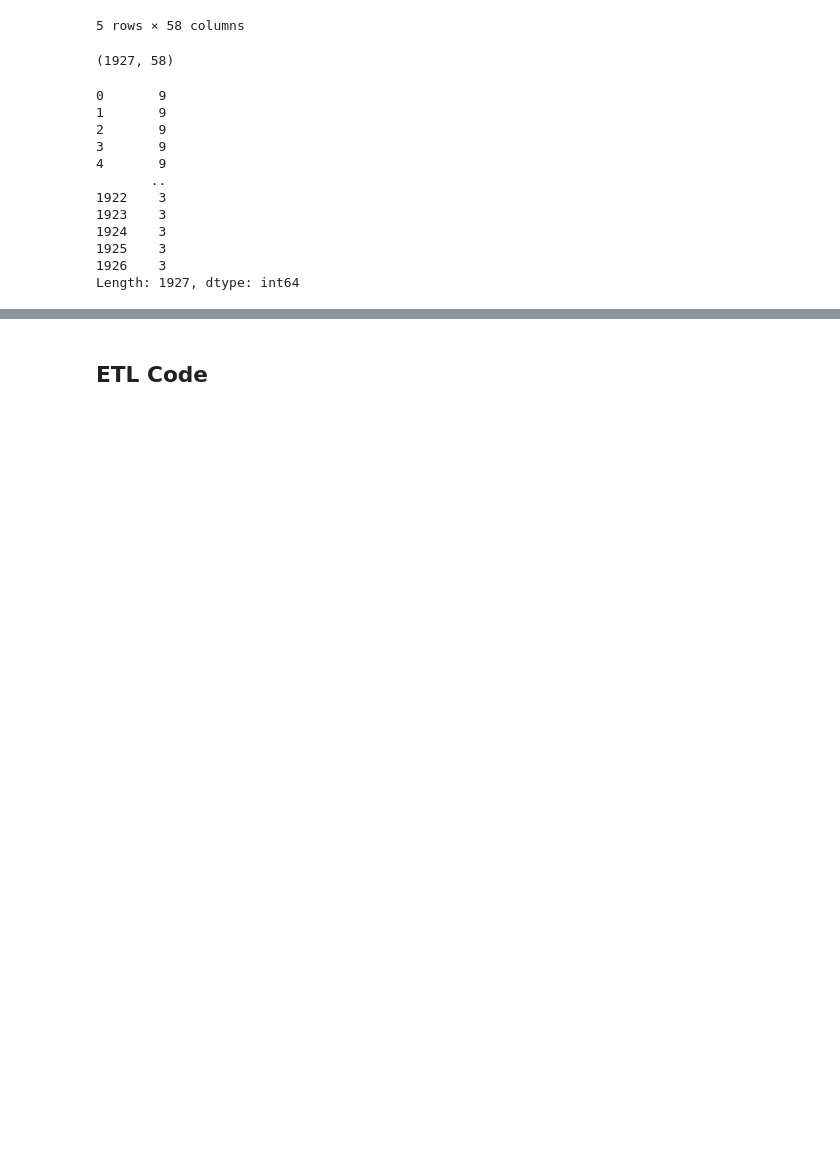
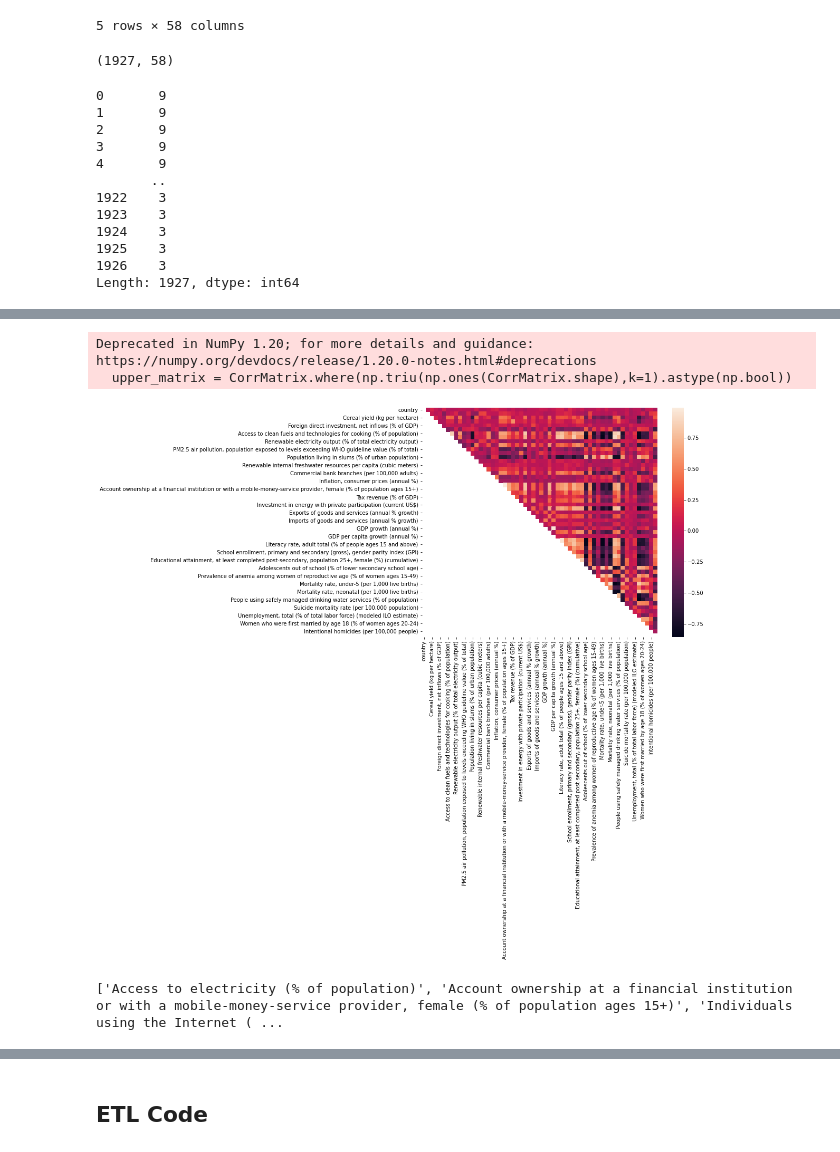
Before and after one commit to nmckinne/SustainabilityProject, a Jupyter notebook: SustainabilityGoals.ipynb, the cells around one changed output, grey strips where cells are left out. Cells and saved outputs as stored; diff of their text form; code cells hidden in the pictures; blank space fills up the shorter version.

```diff
--- a/SustainabilityGoals.ipynb
+++ b/SustainabilityGoals.ipynb
@@ -885,0 +900,15 @@ Length: 1927, dtype: int64
+# %%
+#Drop one feature if there is a high correlation
+#import datasets from sklearn
+from sklearn import datasets
+
+#Get upper triangle of the correlation matrix since the bottom triangle is the same
+upper_matrix = CorrMatrix.where(np.triu(np.ones(CorrMatrix.shape),k=1).astype(np.bool))
+
+plt.figure(figsize=(10,8))
+sns.heatmap(upper_matrix)
+plt.show()
+# %% [output]
+Deprecated in NumPy 1.20; for more details and guidance: https://numpy.org/devdocs/release/1.20.0-notes.html#deprecations
+  upper_matrix = CorrMatrix.where(np.triu(np.ones(CorrMatrix.shape),k=1).astype(np.bool))
+[figure, added]
@@ -885,0 +918,6 @@ Length: 1927, dtype: int64
+# %%
+#Identify columns to drop where the correlation is greater than 0.8
+to_drop = [column for column in upper_matrix.columns if any(upper_matrix[column] > 0.8)]
+print(to_drop)
+# %% [output]
+['Access to electricity (% of population)', 'Account ownership at a financial institution or with a mobile-money-service provider, female (% of population ages 15+)', 'Individuals using the Internet ( ...
```
Also changed, not shown: parts of 7 cells of this notebook.
